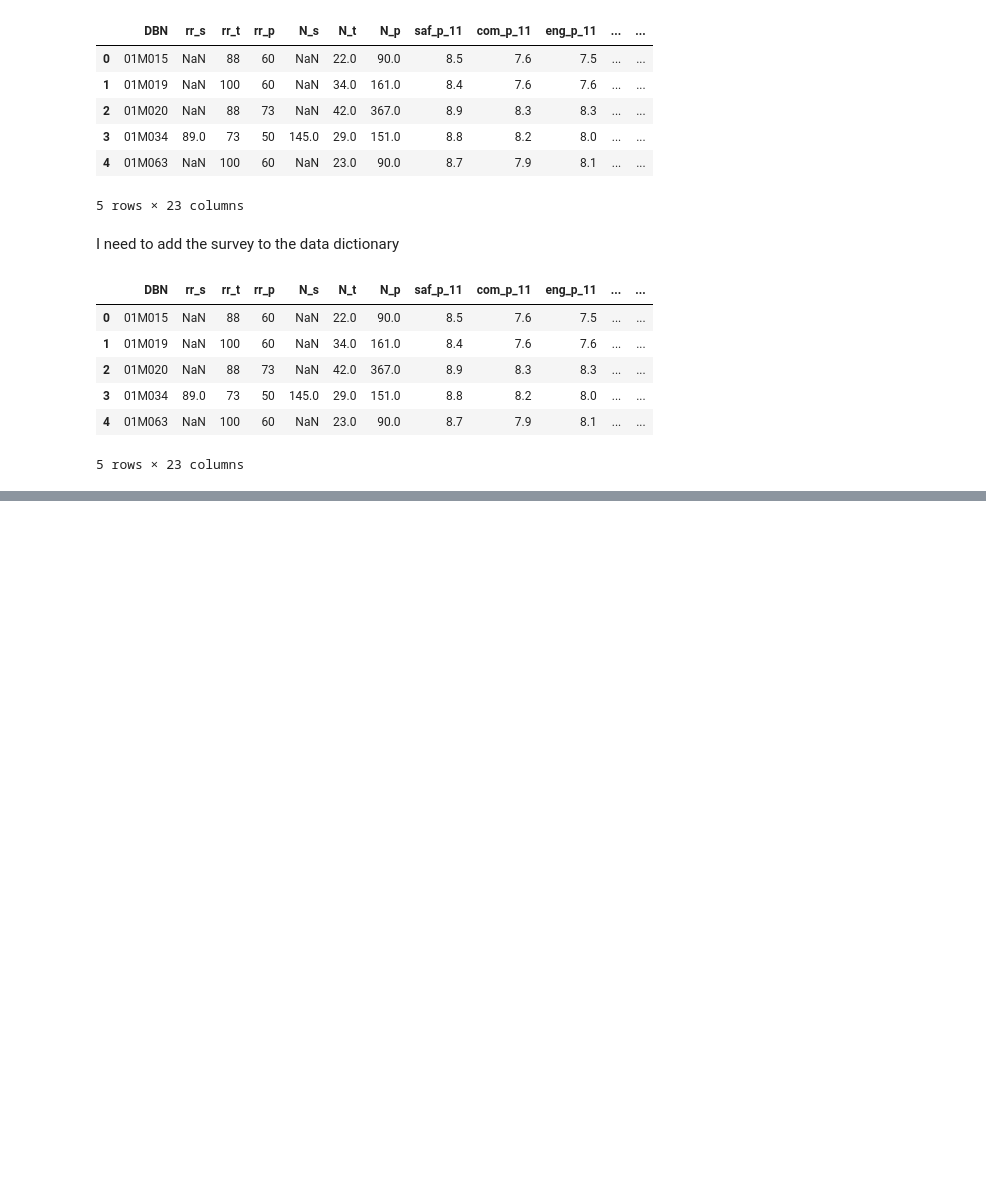
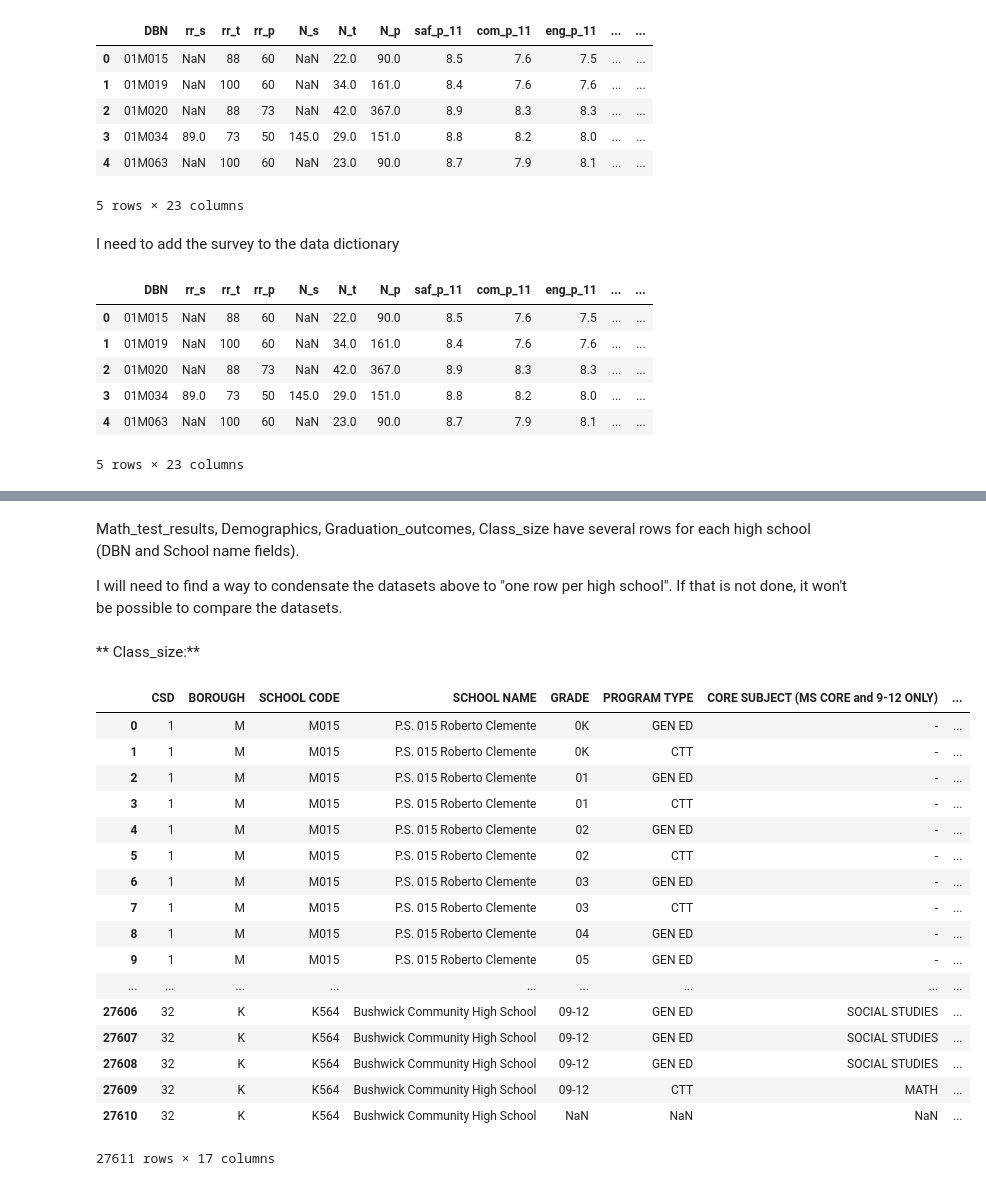
Before and after one commit to PukkaPad/data-storytelling-SAT-NewYork, a Jupyter notebook: DataStorytelling-SAT-NewYork.ipynb, the cells around one changed output, grey strips where cells are left out. Drawn from its saved outputs; the diff is of its cells as text; code cells hidden in the pictures; blank space fills up the shorter version.

```diff
--- a/DataStorytelling-SAT-NewYork.ipynb
+++ b/DataStorytelling-SAT-NewYork.ipynb
@@ -183,0 +210,27 @@ data['survey'].head()
+# %% [markdown]
+Math_test_results, Demographics, Graduation_outcomes, Class_size have several rows for each high school (DBN and School name fields).
+
+I will need to find a way to condensate the datasets above to "one row per high school". If that is not done, it won't be possible to compare the datasets.
+# %% [markdown]
+** Class_size:**
+# %%
+data["Class_size"]
+# %% [output]
+|  | CSD | BOROUGH | SCHOOL CODE | SCHOOL NAME | GRADE | PROGRAM TYPE | CORE SUBJECT (MS CORE and 9-12 ONLY) | ... |
+| 0 | 1 | M | M015 | P.S. 015 Roberto Clemente | 0K | GEN ED | - | ... |
+| 1 | 1 | M | M015 | P.S. 015 Roberto Clemente | 0K | CTT | - | ... |
+| 2 | 1 | M | M015 | P.S. 015 Roberto Clemente | 01 | GEN ED | - | ... |
+| 3 | 1 | M | M015 | P.S. 015 Roberto Clemente | 01 | CTT | - | ... |
+| 4 | 1 | M | M015 | P.S. 015 Roberto Clemente | 02 | GEN ED | - | ... |
+| 5 | 1 | M | M015 | P.S. 015 Roberto Clemente | 02 | CTT | - | ... |
+| 6 | 1 | M | M015 | P.S. 015 Roberto Clemente | 03 | GEN ED | - | ... |
+| 7 | 1 | M | M015 | P.S. 015 Roberto Clemente | 03 | CTT | - | ... |
+| 8 | 1 | M | M015 | P.S. 015 Roberto Clemente | 04 | GEN ED | - | ... |
+| 9 | 1 | M | M015 | P.S. 015 Roberto Clemente | 05 | GEN ED | - | ... |
+| ... | ... | ... | ... | ... | ... | ... | ... | ... |
+| 27606 | 32 | K | K564 | Bushwick Community High School | 09-12 | GEN ED | SOCIAL STUDIES | ... |
+| 27607 | 32 | K | K564 | Bushwick Community High School | 09-12 | GEN ED | SOCIAL STUDIES | ... |
+| 27608 | 32 | K | K564 | Bushwick Community High School | 09-12 | GEN ED | SOCIAL STUDIES | ... |
+| 27609 | 32 | K | K564 | Bushwick Community High School | 09-12 | CTT | MATH | ... |
+| 27610 | 32 | K | K564 | Bushwick Community High School | NaN | NaN | NaN | ... |
+27611 rows × 17 columns
```
Also changed, not shown: parts of 33 cells of this notebook, 1 other file.
